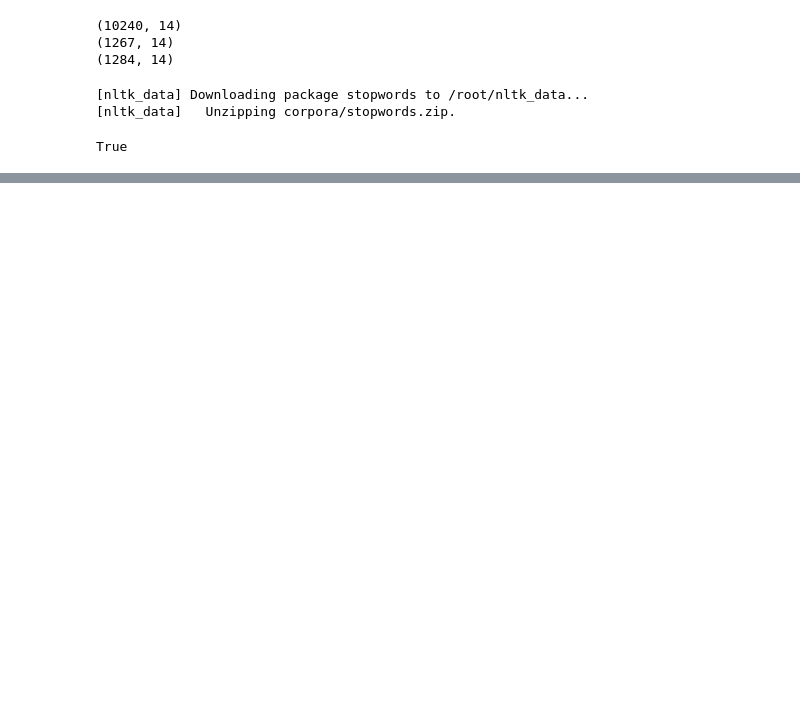
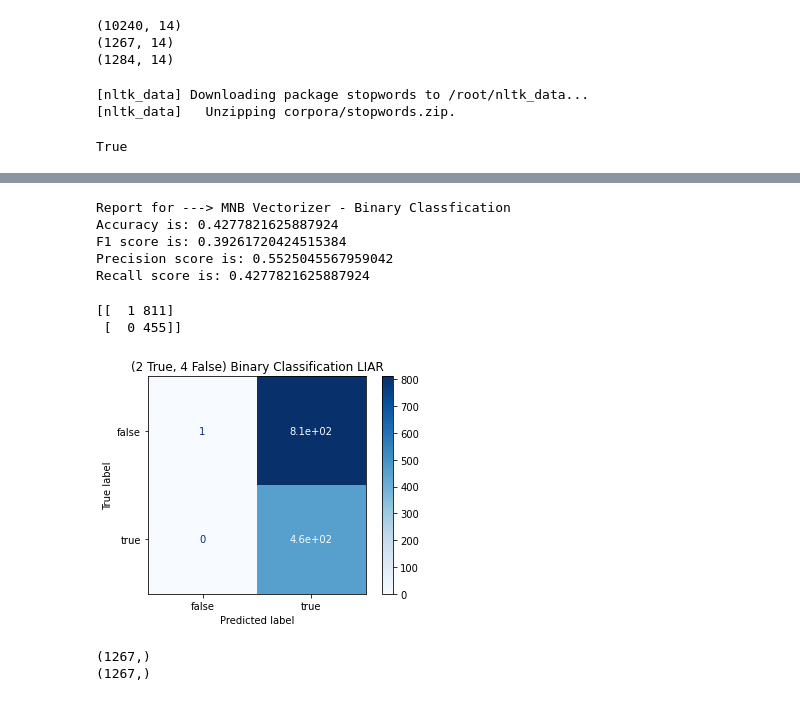
Before and after one commit to sshetkar3858/EE461P_Final_Project_Fake_News_Classifier, a Jupyter notebook: liar/MNB_LIAR.ipynb, the cells around one changed output, grey strips where cells are left out. Drawn from its saved outputs; the diff is of its cells as text; code cells hidden in the pictures; blank space fills up the shorter version.

```diff
--- a/liar/MNB_LIAR.ipynb
+++ b/liar/MNB_LIAR.ipynb
@@ -214,17 +191,0 @@ Recall score is: 0.2107340173638516
-# %%
-from sklearn import preprocessing
-def transformtoBinary(s):
-  news = "a"
-  if s == 'half-true' or s == 'barely-true' or s== 'true' or s == 'mostly-true':
-    news = 'true'
-  else:
-    news = 'false'
-  return news
-traindata['bilabel'] = traindata['label'].apply(transformtoBinary)
-testdata['bilabel'] = testdata['label'].apply(transformtoBinary)
-# %%
-nb_pipeline = Pipeline([
-    ('nb_CV', CountVectorizer(analyzer = process_text, lowercase=True, ngram_range=(1, 4))),
-    ('nb_clf', MultinomialNB(alpha=6.8))
-])
-nb_pipeline.fit(traindata['Clean Statements'], traindata['bilabel'])
@@ -265,0 +278,21 @@ Recall score is: 0.712707182320442
+# %%
+from sklearn import preprocessing
+def transformtoBinary(s):
+  news = "a"
+  if s == 'half-true' or s == 'barely-true' or s== 'true' or s == 'mostly-true':
+    news = 'true'
+  else:
+    news = 'false'
+  return news
+traindata['bilabel'] = traindata['label'].apply(transformtoBinary)
+testdata['bilabel'] = traindata['label'].apply(transformtoBinary)
+# %%
+def transformtoBinary2(s):
+  news = "a"
+  if s== 'true' or s == 'mostly-true':
+    news = 'true'
+  else:
+    news = 'false'
+  return news
+traindata['bilabel2'] = traindata['label'].apply(transformtoBinary2)
+testdata['bilabel2'] = traindata['label'].apply(transformtoBinary2)
@@ -265,0 +381,20 @@ Recall score is: 0.712707182320442
+# %%
+y_pred2 = nb_pipeline.predict(testdata['statement'])
+y_true2 = testdata['bilabel2']
+accuracy = accuracy_score(y_true2, y_pred2)
+f1 = f1_score(y_true2, y_pred2, average = 'weighted')
+precision = precision_score(y_true2, y_pred2, average = 'weighted')
+recall = recall_score(y_true2, y_pred2, average = 'weighted')
+accuracy = accuracy_score(y_true2, y_pred2)
+
+print('Report for ---> {}'.format("MNB Vectorizer - Binary Classfication"))
+print('Accuracy is: {}'.format(accuracy))
+print('F1 score is: {}'.format(f1))
+print('Precision score is: {}'.format(precision))
+print('Recall score is: {}'.format(recall))
+# %% [output]
+Report for ---> MNB Vectorizer - Binary Classfication
+Accuracy is: 0.4277821625887924
+F1 score is: 0.39261720424515384
+Precision score is: 0.5525045567959042
+Recall score is: 0.4277821625887924
@@ -265,0 +411,16 @@ Recall score is: 0.712707182320442
+# %%
+from sklearn.metrics import plot_confusion_matrix
+disp = plot_confusion_matrix(nb_pipeline, testdata['statement'], testdata['bilabel2'] ,cmap=plt.cm.Blues)
+disp.ax_.set_title("(2 True, 4 False) Binary Classification LIAR")
+
+print(disp.confusion_matrix)
+# %% [output]
+[[  1 811]
+ [  0 455]]
+[figure, added]
+# %%
+print(y_pred.shape)
+print(y_true.shape)
+# %% [output]
+(1267,)
+(1267,)
```
Also changed, not shown: parts of 88 cells of this notebook.
